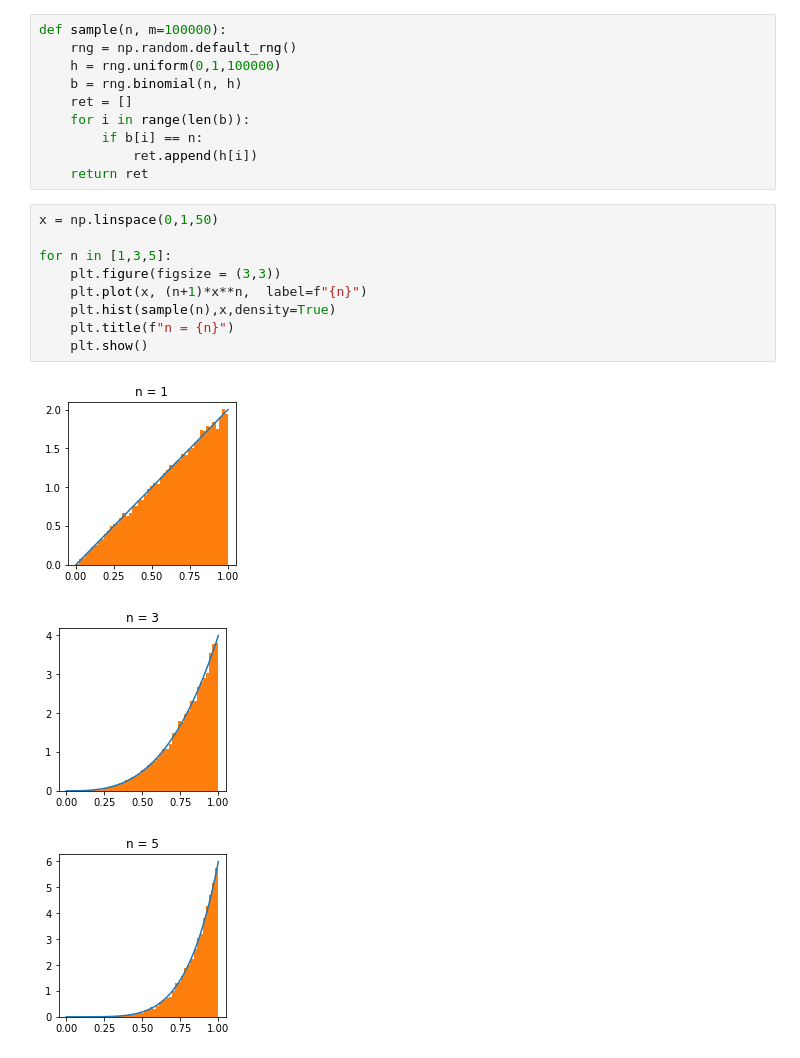
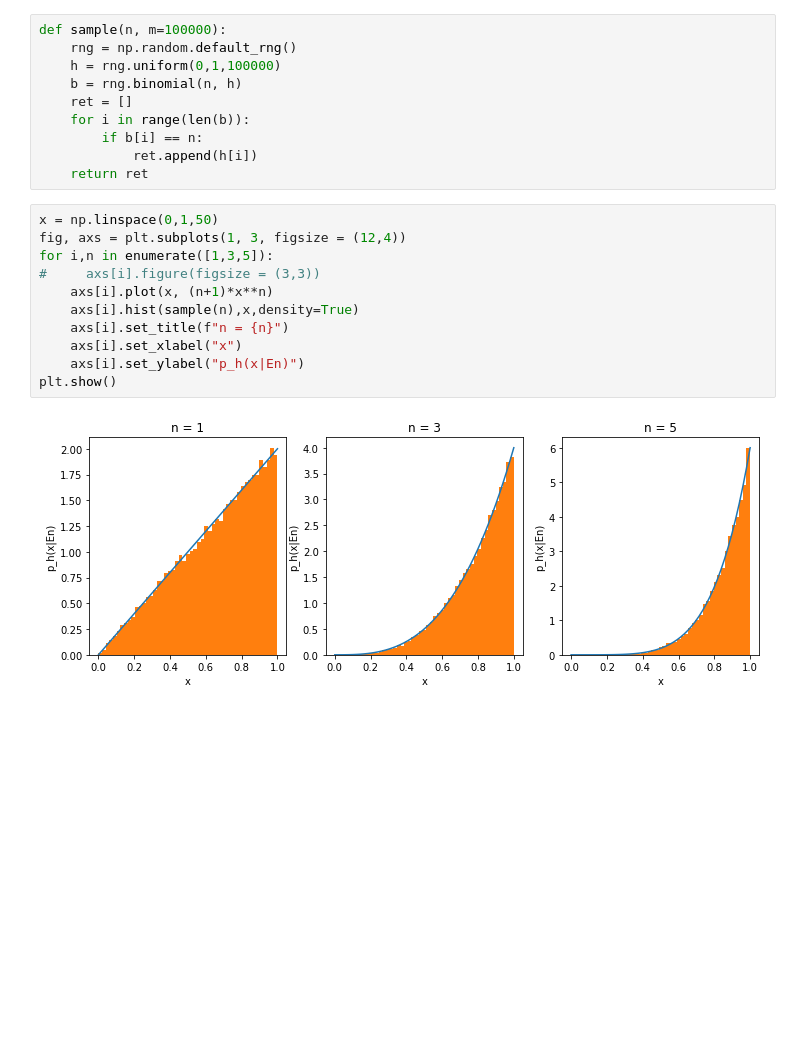
Before and after one commit to ChavezCheong/CompSci-371D, a Jupyter notebook: homework00/homework00/homework00.ipynb, the cells around one changed output. Cells and saved outputs as stored; diff of their text form; blank space fills up the shorter version.

```diff
--- a/homework00/homework00/homework00.ipynb
+++ b/homework00/homework00/homework00.ipynb
@@ -227,14 +231,14 @@ def sample(n, m=100000):
     return ret
 # %%
 x = np.linspace(0,1,50)
-
-for n in [1,3,5]:
-    plt.figure(figsize = (3,3))
-    plt.plot(x, (n+1)*x**n,  label=f"{n}")
-    plt.hist(sample(n),x,density=True)
-    plt.title(f"n = {n}")
-    plt.show()
+fig, axs = plt.subplots(1, 3, figsize = (12,4))
+for i,n in enumerate([1,3,5]):
+#     axs[i].figure(figsize = (3,3))
+    axs[i].plot(x, (n+1)*x**n)
+    axs[i].hist(sample(n),x,density=True)
+    axs[i].set_title(f"n = {n}")
+    axs[i].set_xlabel("x")
+    axs[i].set_ylabel("p_h(x|En)")
+plt.show()
 # %% [output]
-[figure, old version]
+[figure, new version]
-[figure, removed]
-[figure, removed]
```
Also changed, not shown: parts of 8 cells of this notebook, 4 other files.
